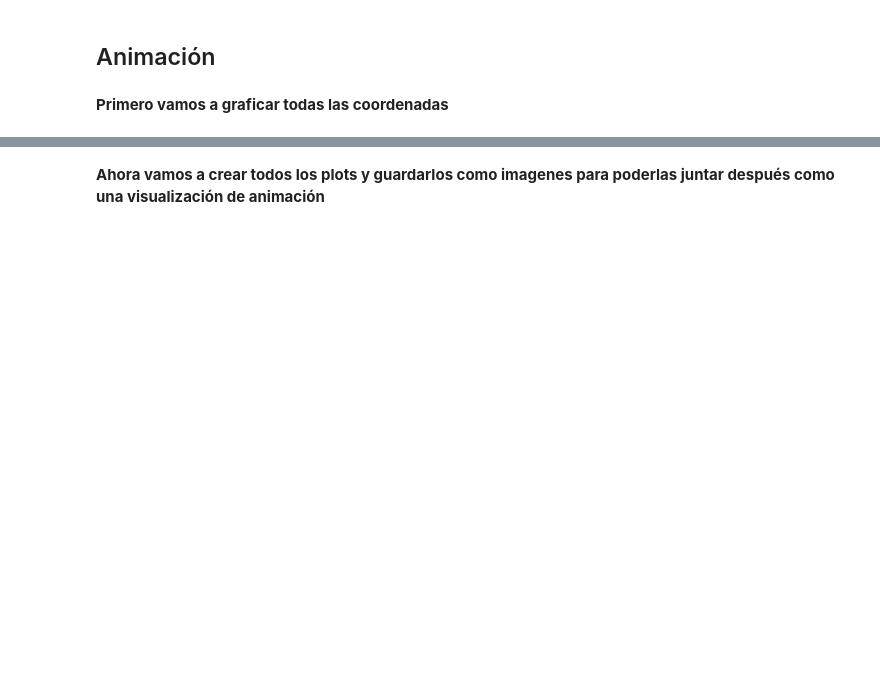
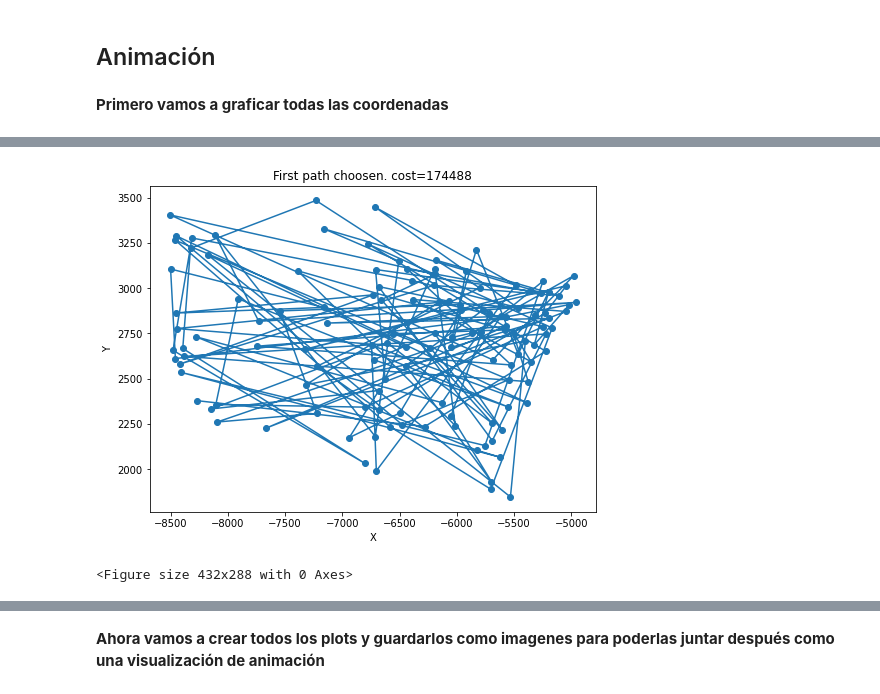
Before and after one commit to pablo-blancoc/SimulatedAnnealing, a Jupyter notebook: main.ipynb, the cells around one changed output, grey strips where cells are left out. Drawn from its saved outputs; the diff is of its cells as text; code cells hidden in the pictures; blank space fills up the shorter version.

```diff
--- a/main.ipynb
+++ b/main.ipynb
@@ -13,12 +13,12 @@ import json
 # %%
 CITIES = np.empty((128, 3))
 
-with open('coordinates.txt', 'r') as f:
+with open('files/coordinates.txt', 'r') as f:
     for index, line in enumerate(f.readlines()):
         line = line.strip().split()
         CITIES[index] = [index, float(line[0]), float(line[1])]
 
-DATA = pd.read_csv('cities.csv', header=None)
+DATA = pd.read_csv('files/cities.csv', header=None)
 
 # Vamos a imprimir los primeros 5 para asegurarnos de que todo está bien
 DATA.head(5)
@@ -257,7 +247,7 @@ Además, podemos graficar cuál es el decremento de T conforme avanza el tiempo
 # %%
 COORDS = np.empty((128, 2))
 
-with open('coordinates.txt', 'r') as f:
+with open('files/coordinates.txt', 'r') as f:
     for index, line in enumerate(f.readlines()):
         line = line.strip().split()
         COORDS[index] = [float(line[0]), float(line[1])]
@@ -273,0 +272,26 @@ plt.show()
+# %%
+# Declarar la variable que va a guardar toda la información
+information = {}
+
+# Leer el archivo que resultó con toda la información de la corrida
+with open('./files/SA_t=2551.2443971624784_l=90_tupdate=0.996675538831161_seed=907328789_maxloops=200000_result=23573_minimum=23573.json', 'r') as file:
+    information = json.load(file)
+# %%
+save_plot_on_disk = False
+paths = np.array(information['paths'])
+
+plt.figure(figsize=(8,6), facecolor='w')
+plt.plot(paths[0, :, 1], paths[0, :, 2], '-o')
+plt.title(f'First path choosen. cost={cost(paths[0, :, :])}')
+plt.xlabel('X')
+plt.ylabel('Y')
+plt.show()
+
+if save_plot_on_disk:
+# save plot on disk
+    plt.savefig(f'./plots/first_path.png')
+
+plt.clf()
+# %% [output]
+[figure, added]
+<Figure size 432x288 with 0 Axes>
```
Also changed, not shown: parts of 7 cells of this notebook, 9 other files.
